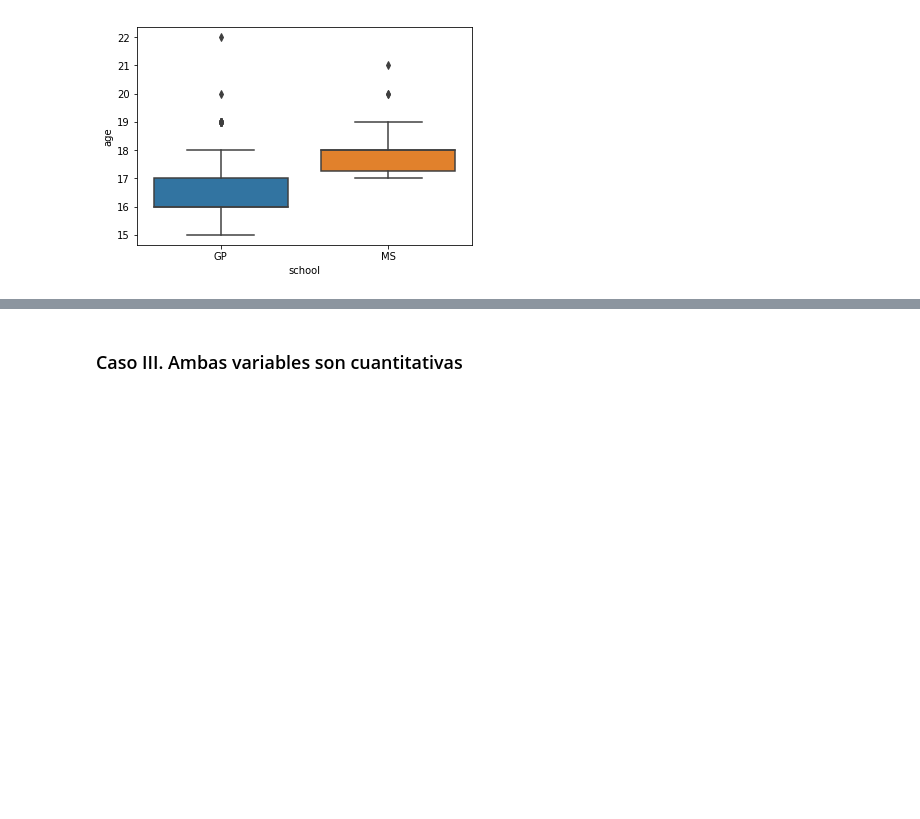
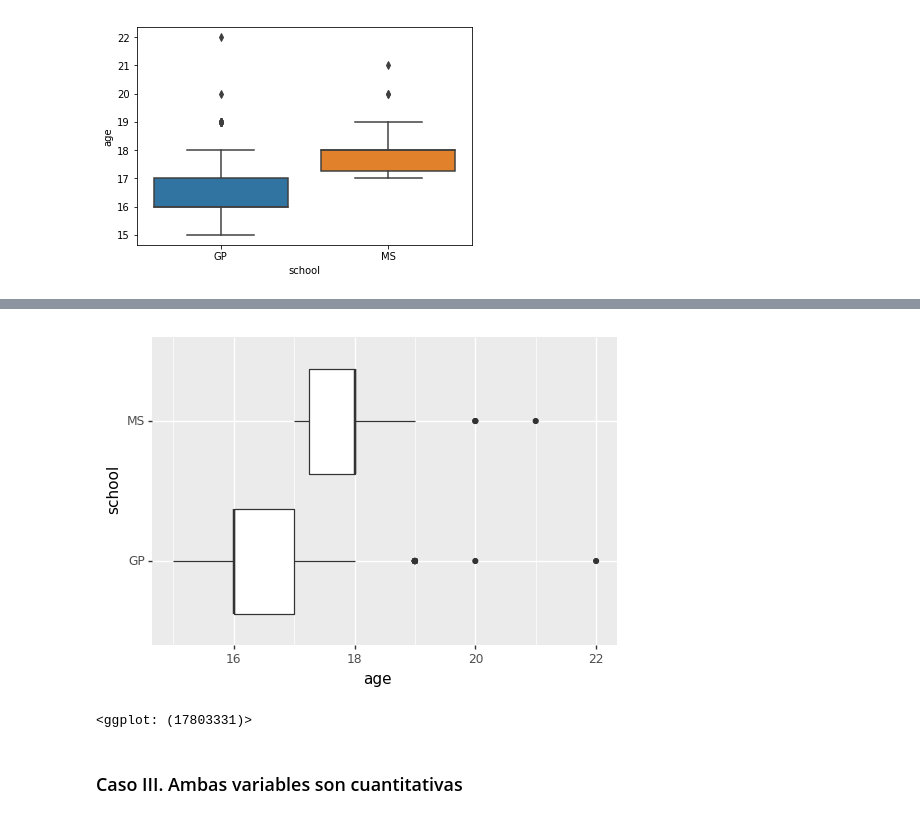
Before and after one commit to eacunafer/PyLabs-Analisis-de-Datos, a Jupyter notebook: notebooks/lab7py.ipynb, the cells around one changed output, grey strips where cells are left out. Drawn from its saved outputs; the diff is of its cells as text; code cells hidden in the pictures; blank space fills up the shorter version.

```diff
--- a/notebooks/lab7py.ipynb
+++ b/notebooks/lab7py.ipynb
@@ -164,3 +187,9 @@ sns.boxplot(x='school', y='age', data=df,orient='v')
+# %%
+#Boxplot horizontales usando plotnine
+(ggplot(df,aes(x='school',y='age'))+geom_boxplot()+coord_flip())
+# %% [output]
+[figure, added]
+<ggplot: (17803331)>
 # %% [markdown]
 ### Caso III. Ambas variables son cuantitativas
 # %%
```
Also changed, not shown: parts of 18 cells of this notebook.
